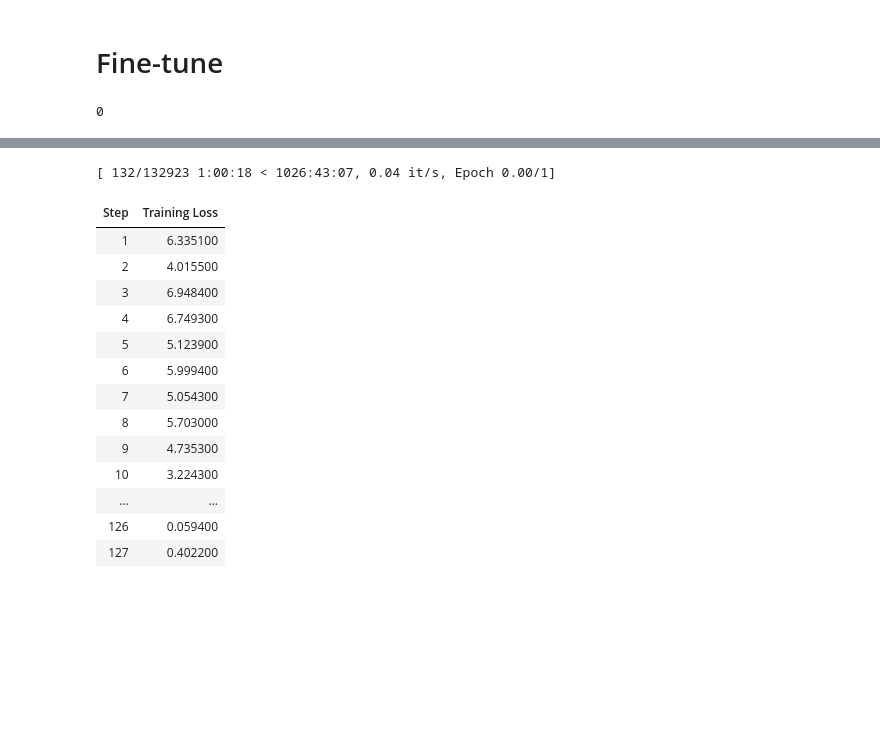
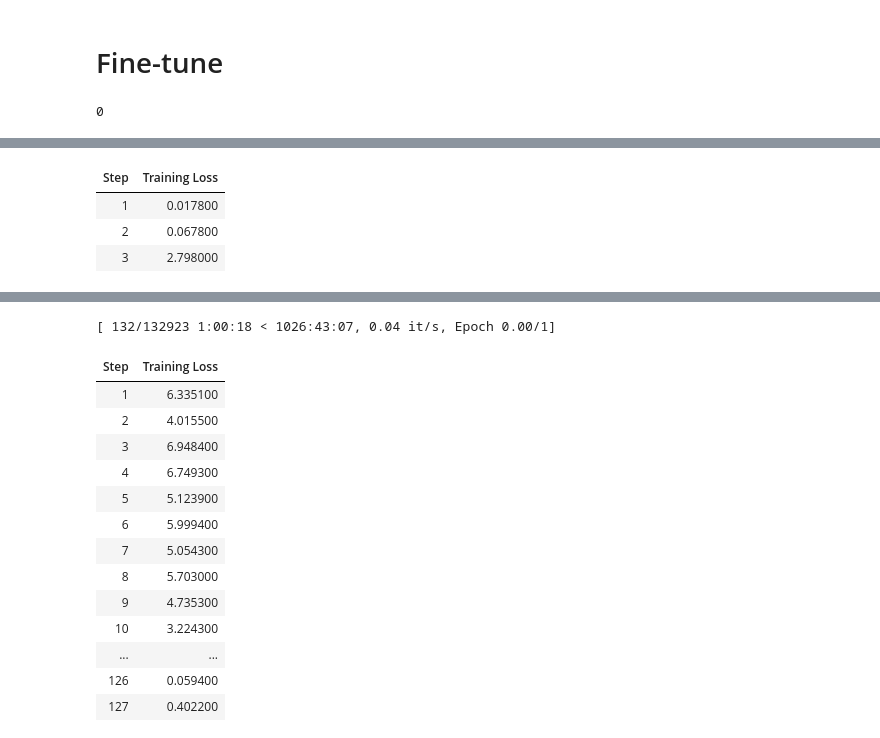
Before and after one commit to MehdiJmlkh/Large-Language-Models-Course-Project, a Jupyter notebook: main.ipynb, the cells around one changed output, grey strips where cells are left out. Cells and saved outputs as stored; diff of their text form; code cells hidden in the pictures; blank space fills up the shorter version.

Commit message:
Try to use callback

```diff
--- a/main.ipynb
+++ b/main.ipynb
@@ -375,7 +378,7 @@ epochs = 1
 batch_size = 1
 learning_rate = 2e-5
 save_steps = 200
-logging_steps = 1
+logging_steps = 5
 # %%
 import torch
 from torch.utils.data import DataLoader
@@ -497,55 +600,55 @@ OutOfMemoryError: CUDA out of memory. Tried to allocate 138.00 MiB. GPU 0 has a
 # %%
-# from transformers import Trainer, TrainingArguments
+from transformers import Trainer, TrainingArguments
 
-# train_dataset = VLMQADataset(dataset)
+train_dataset = VLMQADataset(dataset["train"])
 
-# training_args = TrainingArguments(
-#     output_dir="./checkpoints",
-#     per_device_train_batch_size=1,
-#     num_train_epochs=1,
-#     learning_rate=2e-5,
-#     logging_steps=1,
-#     save_steps=200,
-#     bf16=True,
-#     report_to="none",
-#     label_names=["labels"],
-#     gradient_checkpointing=True,
-# )
+training_args = TrainingArguments(
+    output_dir="./checkpoints",
+    per_device_train_batch_size=1,
+    num_train_epochs=1,
+    learning_rate=2e-5,
+    logging_steps=1,
+    save_steps=200,
+    bf16=True,
+    report_to="none",
+    label_names=["labels"],
+    gradient_checkpointing=True,
+)
 
 
-# def pad_labels(labels):
-#     pad_token_label_id = -100
-#     max_len = max(len(label) for label in labels)
+def pad_labels(labels):
+    pad_token_label_id = -100
+    max_len = max(len(label) for label in labels)
 
-#     padded_labels = torch.stack([
-#         torch.cat([torch.full((max_len - len(label),), pad_token_label_id), label])
-#         for label in labels
-#     ])
+    padded_labels = torch.stack([
+        torch.cat([torch.full((max_len - len(label),), pad_token_label_id), label])
+        for label in labels
+    ])
 
-#     return padded_labels
+    return padded_labels
 
 
-# def data_collator(features):
-#     # return features[0]
+def data_collator(features):
+    # return features[0]
 
-#     features_flatten = []
-#     labels = []
-#     pixel_values = []
-#     for feature in features:
-#         labels.append(feature['labels'].flatten())
-#         pixel_values.append(feature['pixel_values'])
-#         del feature['labels']
-#         del feature['pixel_values']
+    features_flatten = []
+    labels = []
+    pixel_values = []
+    for feature in features:
+        labels.append(feature['labels'].flatten())
+        pixel_values.append(feature['pixel_values'])
+        del feature['labels']
+        del feature['pixel_values']
 
-#         for key, item in feature.items():
-#             feature[key] = item[0]
-#         features_flatten.append(feature)
+        for key, item in feature.items():
+            feature[key] = item[0]
+        features_flatten.append(feature)
 
-#     batch = processor.tokenizer.pad(features_flatten, padding=True, return_tensors="pt")
-#     batch['labels'] = pad_labels(labels)
-#     batch['pixel_values'] = torch.concatenate(pixel_values)
+    batch = processor.tokenizer.pad(features_flatten, padding=True, return_tensors="pt")
+    batch['labels'] = pad_labels(labels)
+    batch['pixel_values'] = torch.concatenate(pixel_values)
 
-#     return batch
+    return batch
 
 # trainer = Trainer(
 #     model=peft_model,
@@ -554,5 +657,13 @@ OutOfMemoryError: CUDA out of memory. Tried to allocate 138.00 MiB. GPU 0 has a
 #     data_collator=data_collator,
 # )
 
-# trainer.train()
+trainer = MyTrainer(
+    model=peft_model,
+    args=training_args,
+    train_dataset=train_dataset,
+    data_collator=data_collator,
+    # callbacks=[PredictionPrinterCallback(processor, logging_steps=5)],
+)
+
+trainer.train()
 # %% [output]
@@ -560,0 +671,4 @@ You're using a GPT2TokenizerFast tokenizer. Please note that with a fast tokeniz
+| Step | Training Loss |
+| 1 | 0.017800 |
+| 2 | 0.067800 |
+| 3 | 2.798000 |
```
Also changed, not shown: parts of 7 cells of this notebook.
